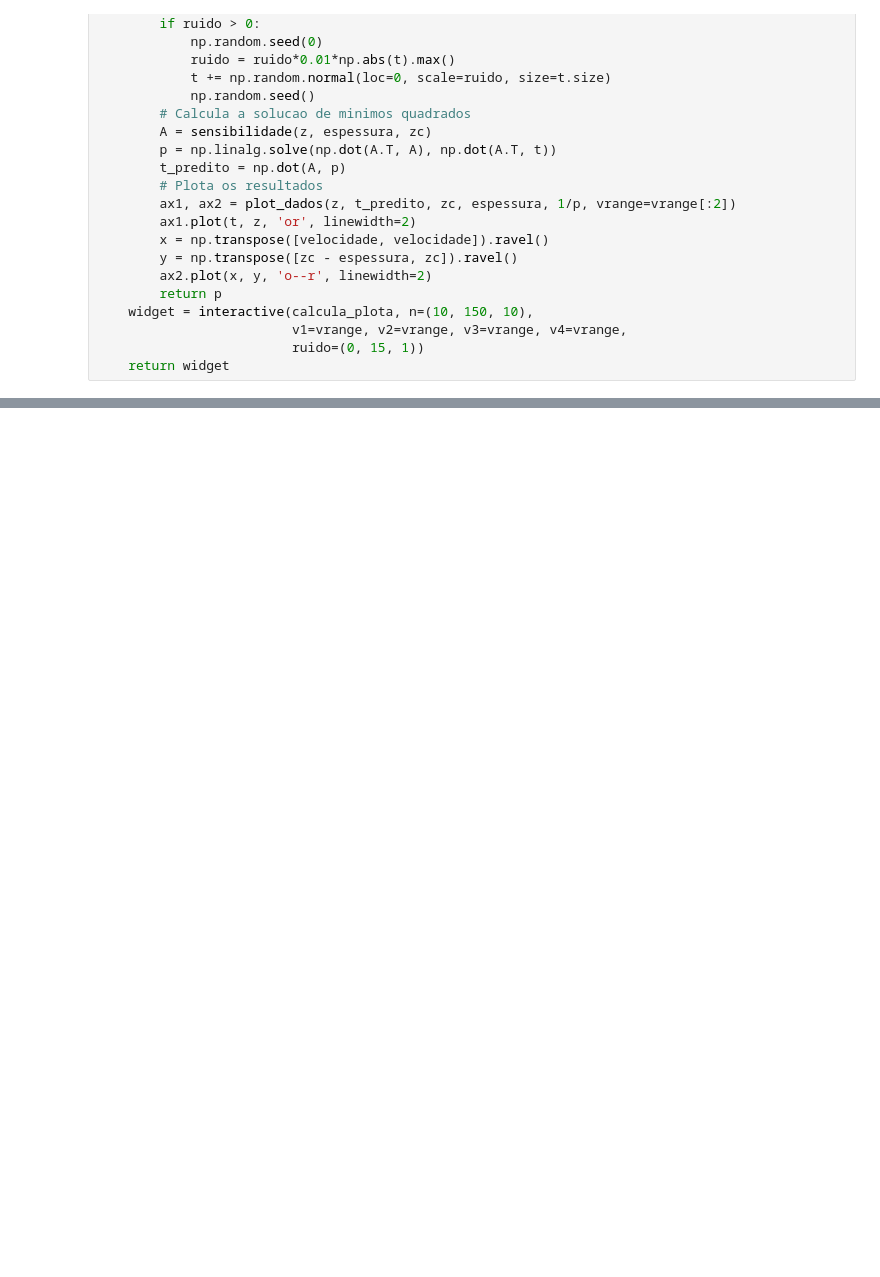
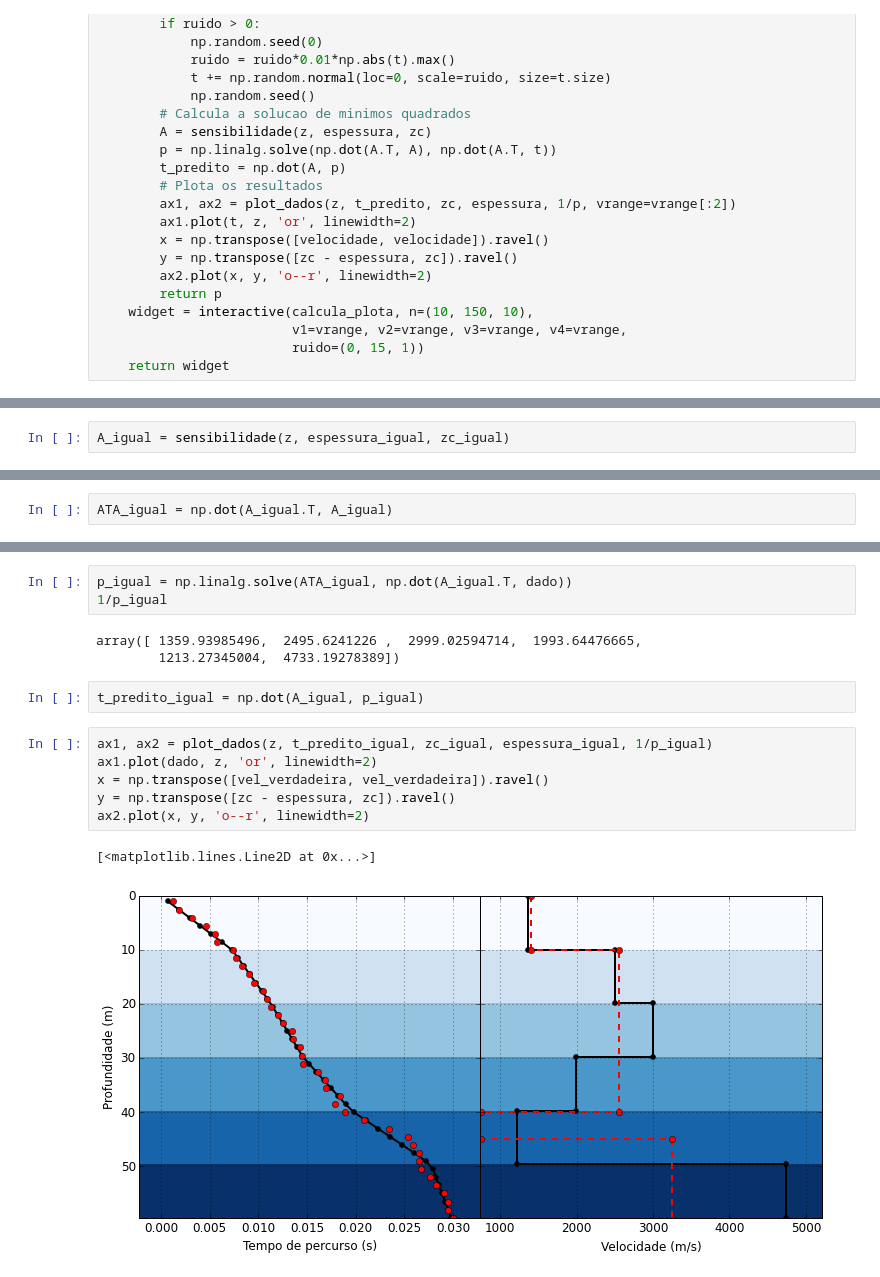
Before and after one commit to pinga-lab/inversao-unb-2014, a Jupyter notebook: notebooks/vsp-multicamadas-inverso.ipynb, the cells around one changed output, grey strips where cells are left out. Cells and saved outputs as stored; diff of their text form; blank space fills up the shorter version.

Commit message:
Multicamadas espessura desconhecida
Com widget para ver instabilidade variando o seed dos numeros aleatorios

```diff
--- a/notebooks/vsp-multicamadas-inverso.ipynb
+++ b/notebooks/vsp-multicamadas-inverso.ipynb
@@ -163,0 +243,2 @@ invertedor(zc, espessura)
+# %%
+A_igual = sensibilidade(z, espessura_igual, zc_igual)
@@ -163,0 +265,2 @@ invertedor(zc, espessura)
+# %%
+ATA_igual = np.dot(A_igual.T, A_igual)
@@ -163,0 +276,17 @@ invertedor(zc, espessura)
+# %%
+p_igual = np.linalg.solve(ATA_igual, np.dot(A_igual.T, dado))
+1/p_igual
+# %% [output]
+array([ 1359.93985496,  2495.6241226 ,  2999.02594714,  1993.64476665,
+        1213.27345004,  4733.19278389])
+# %%
+t_predito_igual = np.dot(A_igual, p_igual)
+# %%
+ax1, ax2 = plot_dados(z, t_predito_igual, zc_igual, espessura_igual, 1/p_igual)
+ax1.plot(dado, z, 'or', linewidth=2)
+x = np.transpose([vel_verdadeira, vel_verdadeira]).ravel()
+y = np.transpose([zc - espessura, zc]).ravel()
+ax2.plot(x, y, 'o--r', linewidth=2)
+# %% [output]
+[<matplotlib.lines.Line2D at 0x...>]
+[figure, added]
```
Also changed, not shown: parts of 20 cells of this notebook.
